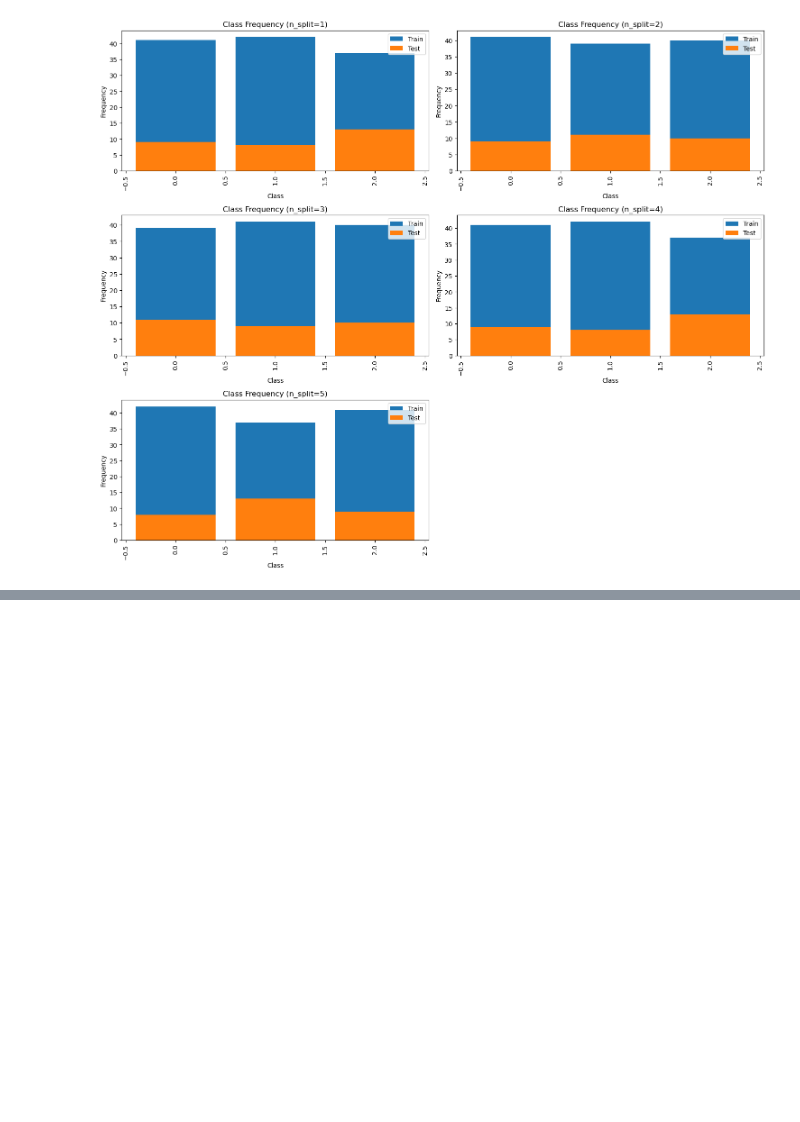
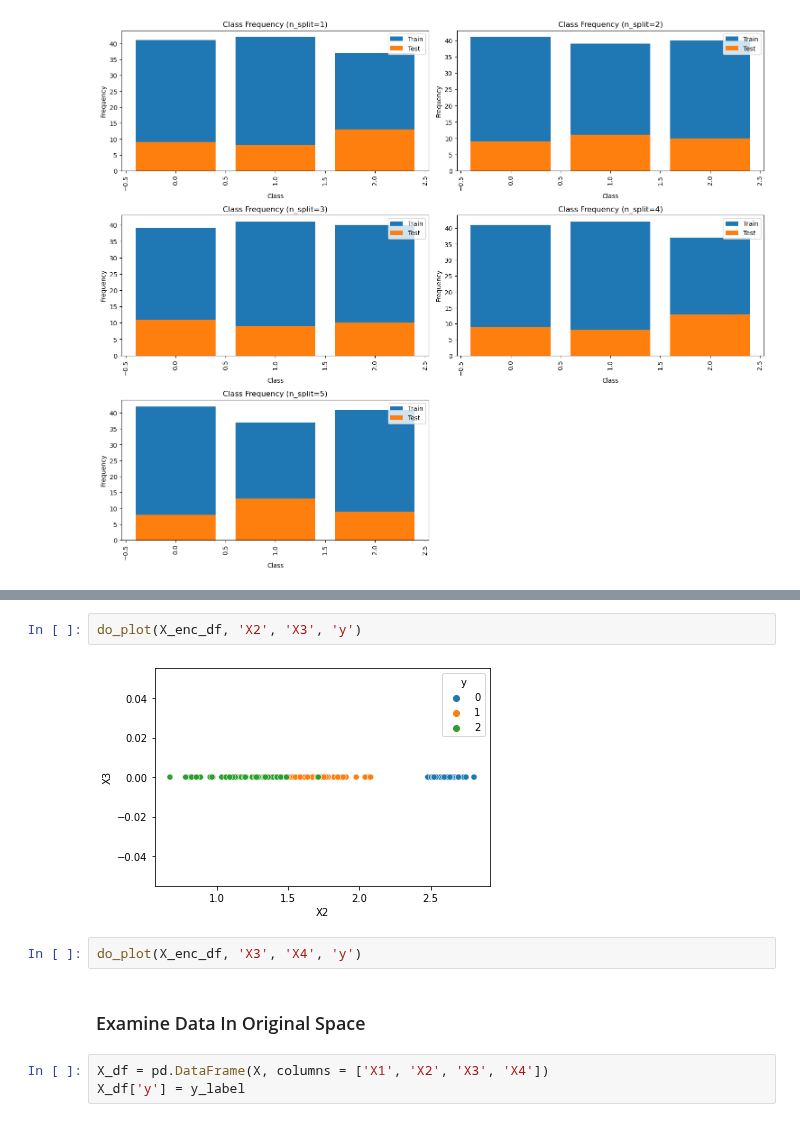
Before and after one commit to singjc/MetagenPipe, a Jupyter notebook: src/SNN_SandBox_iris.ipynb, the cells around one changed output, grey strips where cells are left out. Saved outputs shown, nothing was run; the diff lists cells and outputs as text; blank space fills up the shorter version.

```diff
--- a/src/SNN_SandBox_iris.ipynb
+++ b/src/SNN_SandBox_iris.ipynb
@@ -198,0 +180,11 @@ MyMultiTrainTester.y_train_pred
+# %%
+do_plot(X_enc_df, 'X2', 'X3', 'y')
+# %% [output]
+[figure, added]
+# %%
+do_plot(X_enc_df, 'X3', 'X4', 'y')
+# %% [markdown]
+### Examine Data In Original Space
+# %%
+X_df = pd.DataFrame(X, columns = ['X1', 'X2', 'X3', 'X4'])
+X_df['y'] = y_label
```
Also changed, not shown: parts of 30 cells of this notebook, 2 other files.
